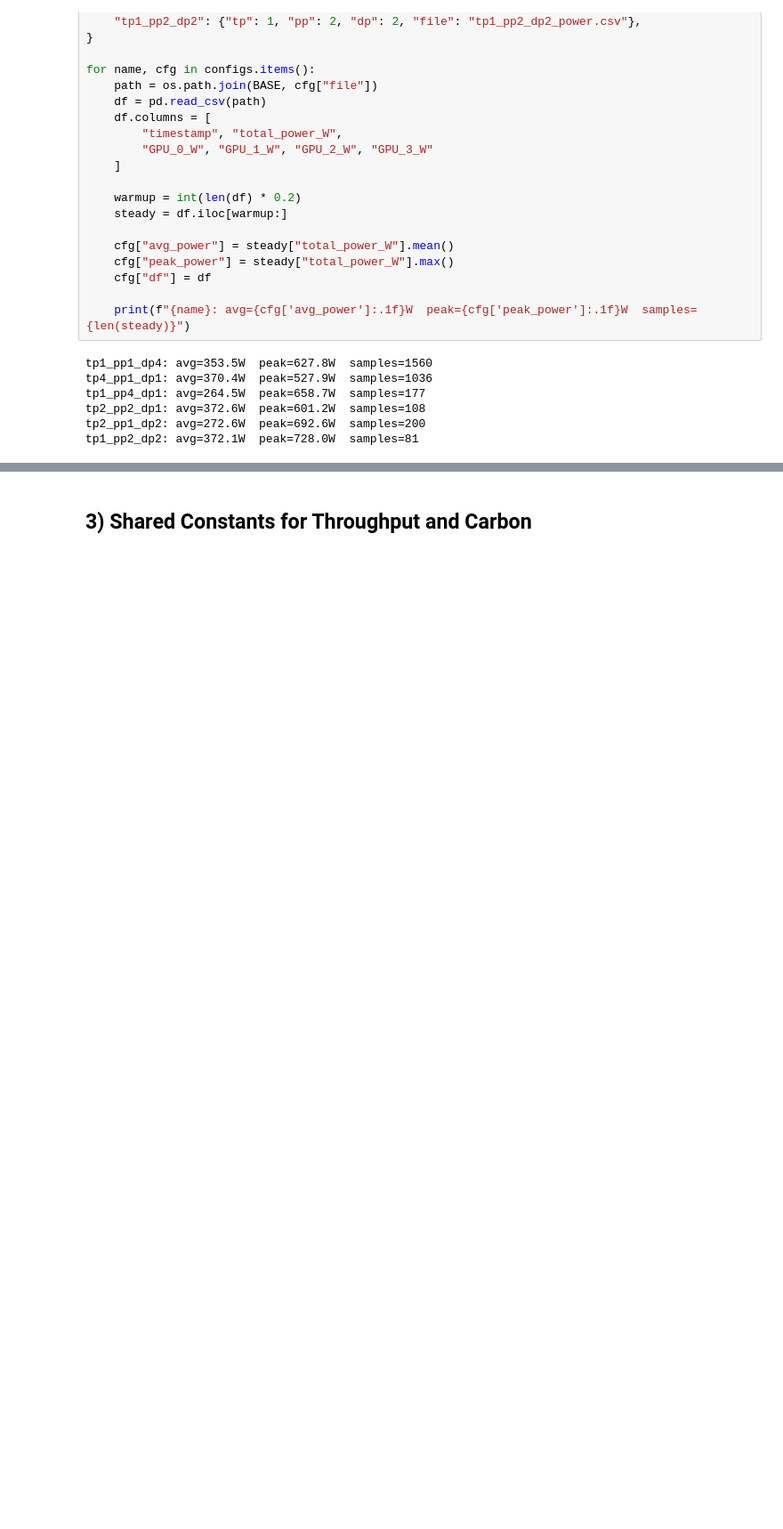
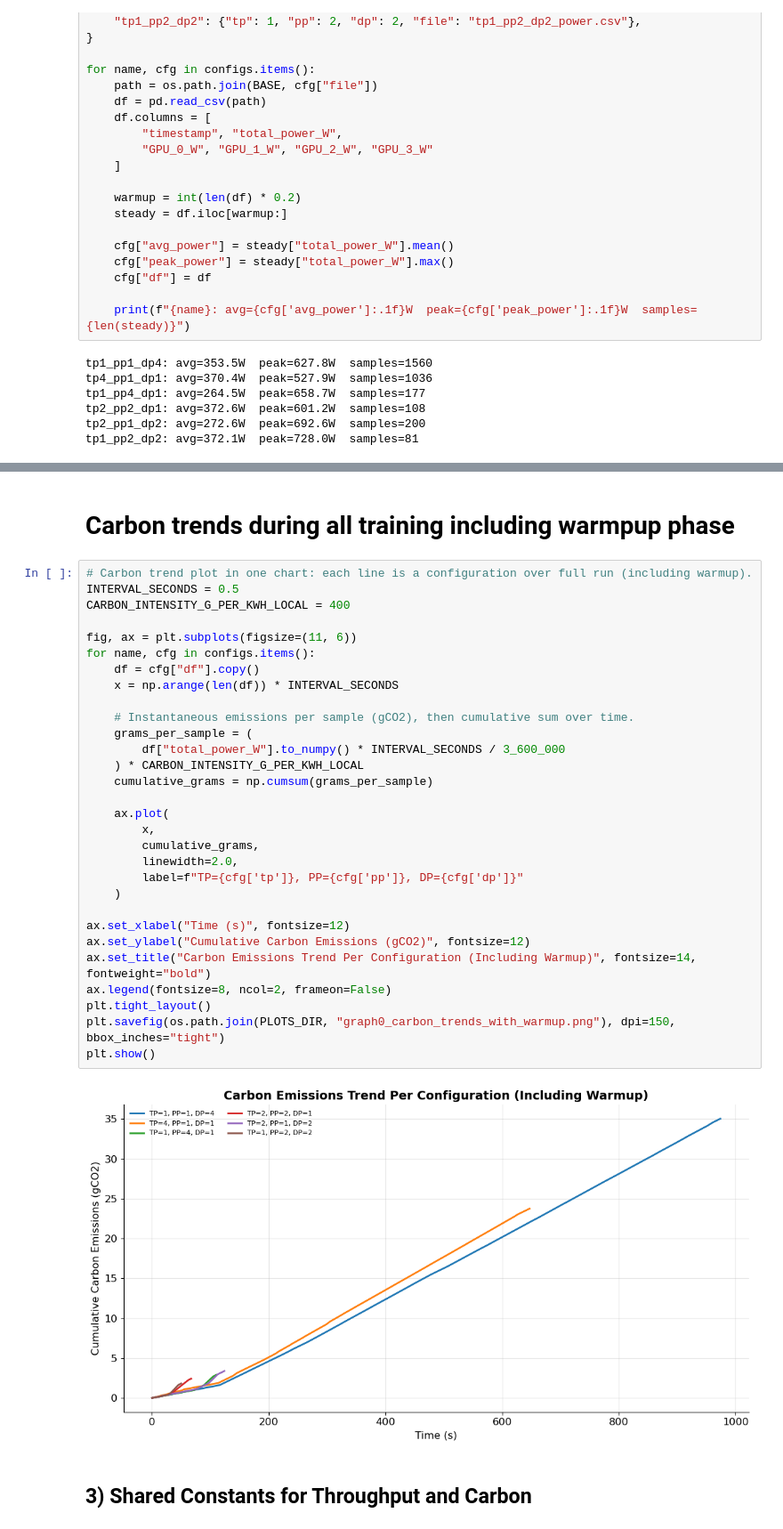
Before and after one commit to Wafik20/scheduling-carbon-aware-3d-parallelism, a Jupyter notebook: visualization.ipynb, the cells around one changed output, grey strips where cells are left out. Shown at 89% size. Cells and saved outputs as stored; diff of their text form; blank space fills up the shorter version.

```diff
--- a/visualization.ipynb
+++ b/visualization.ipynb
@@ -70,3 +110,37 @@ tp1_pp2_dp2: avg=372.1W  peak=728.0W  samples=81
+# %% [markdown]
+# Carbon trends during all training including warmpup phase
+# %%
+# Carbon trend plot in one chart: each line is a configuration over full run (including warmup).
+INTERVAL_SECONDS = 0.5
+CARBON_INTENSITY_G_PER_KWH_LOCAL = 400
+
+fig, ax = plt.subplots(figsize=(11, 6))
+for name, cfg in configs.items():
+    df = cfg["df"].copy()
+    x = np.arange(len(df)) * INTERVAL_SECONDS
+
+    # Instantaneous emissions per sample (gCO2), then cumulative sum over time.
+    grams_per_sample = (
+        df["total_power_W"].to_numpy() * INTERVAL_SECONDS / 3_600_000
+    ) * CARBON_INTENSITY_G_PER_KWH_LOCAL
+    cumulative_grams = np.cumsum(grams_per_sample)
+
+    ax.plot(
+        x,
+        cumulative_grams,
+        linewidth=2.0,
+        label=f"TP={cfg['tp']}, PP={cfg['pp']}, DP={cfg['dp']}"
+    )
+
+ax.set_xlabel("Time (s)", fontsize=12)
+ax.set_ylabel("Cumulative Carbon Emissions (gCO2)", fontsize=12)
+ax.set_title("Carbon Emissions Trend Per Configuration (Including Warmup)", fontsize=14, fontweight="bold")
+ax.legend(fontsize=8, ncol=2, frameon=False)
+plt.tight_layout()
+plt.savefig(os.path.join(PLOTS_DIR, "graph0_carbon_trends_with_warmup.png"), dpi=150, bbox_inches="tight")
+plt.show()
+# %% [output]
+[figure, added]
 # %% [markdown]
 ## 3) Shared Constants for Throughput and Carbon
 # %%
```
Also changed, not shown: parts of 7 cells of this notebook, 11 other files.
